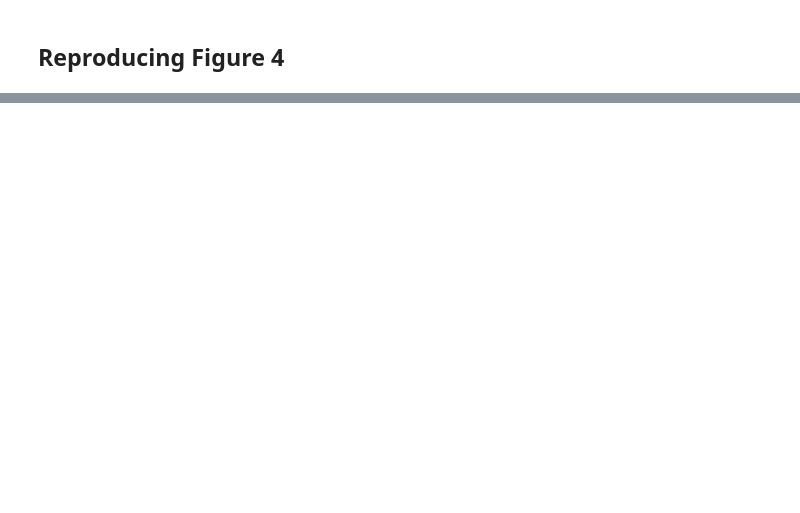
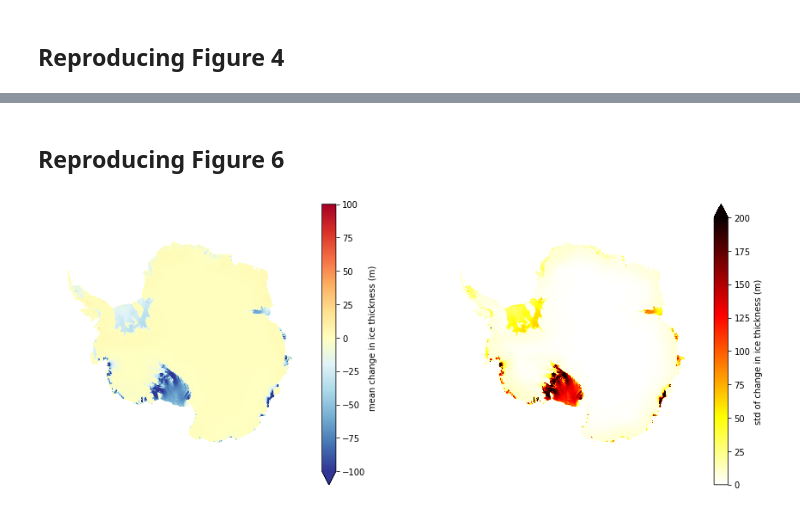
Before and after one commit to pboubel/ACCESS-NRI, a Jupyter notebook: Sea_level_contribution.ipynb, the cells around one changed output, grey strips where cells are left out. Cells and saved outputs as stored; diff of their text form; code cells hidden in the pictures; blank space fills up the shorter version.

```diff
--- a/Sea_level_contribution.ipynb
+++ b/Sea_level_contribution.ipynb
@@ -156,0 +191,29 @@ plt.yticks(fontsize=15)
+# %% [markdown]
+## Reproducing Figure 6
+# %%
+# Fig 6 of https://tc.copernicus.org/articles/14/3033/2020/#App1.Ch1.S2.T7
+fig, axs = plt.subplots(ncols=2, figsize=(15,6))
+
+seconds_per_year = 60*60*24*365
+
+## why multiply by number of years rather than the number of seconds??
+
+# find the mean of tendency of land ice thickness in m/s
+frac_land_ice = ism_dataset.sftgrf.sel(model='issm',experiment='exp05',time=0)
+mean_thickness = num_tt*ism_dataset.sel(experiment='exp05').dlithkdt.mean(dim=['model','time'], skipna=True)
+mean_thickness += frac_land_ice.where(np.isnan(frac_land_ice), other=0)
+
+std_thickness = num_tt*ism_dataset.sel(experiment='exp05').dlithkdt.std(dim=['model','time'], skipna=True)
+std_thickness += frac_land_ice.where(np.isnan(frac_land_ice), other=0)
+
+im1 = mean_thickness.plot(ax=axs[0], cmap='RdYlBu_r', vmin=-100, vmax=100)
+im2 = std_thickness.plot(ax=axs[1], cmap='hot_r', vmin=0, vmax=200)
+axs[0].set_title('')
+axs[0].axis('off')
+im1.colorbar.set_label('mean change in ice thickness (m)')
+
+axs[1].set_title('')
+axs[1].axis('off')
+im2.colorbar.set_label('std of change in ice thickness (m)')
+# %% [output]
+[figure, added]
```
Also changed, not shown: parts of 15 cells of this notebook.
